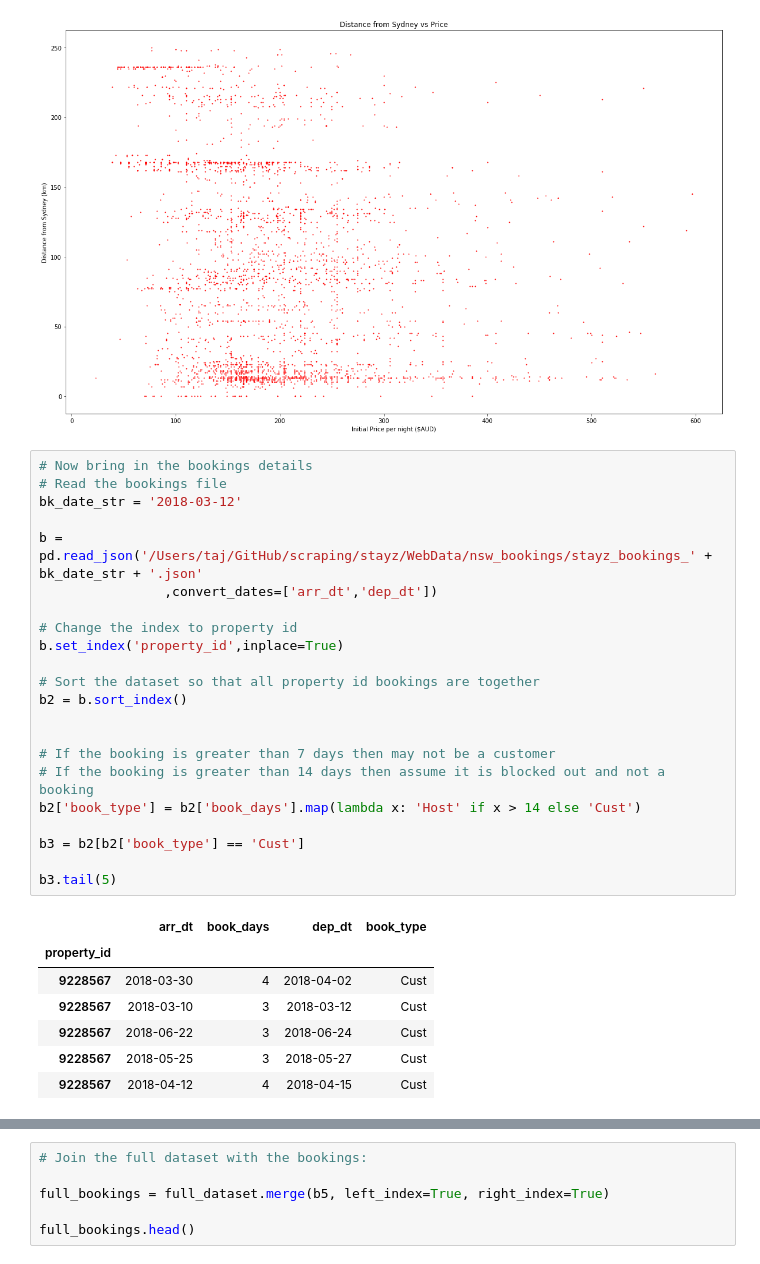
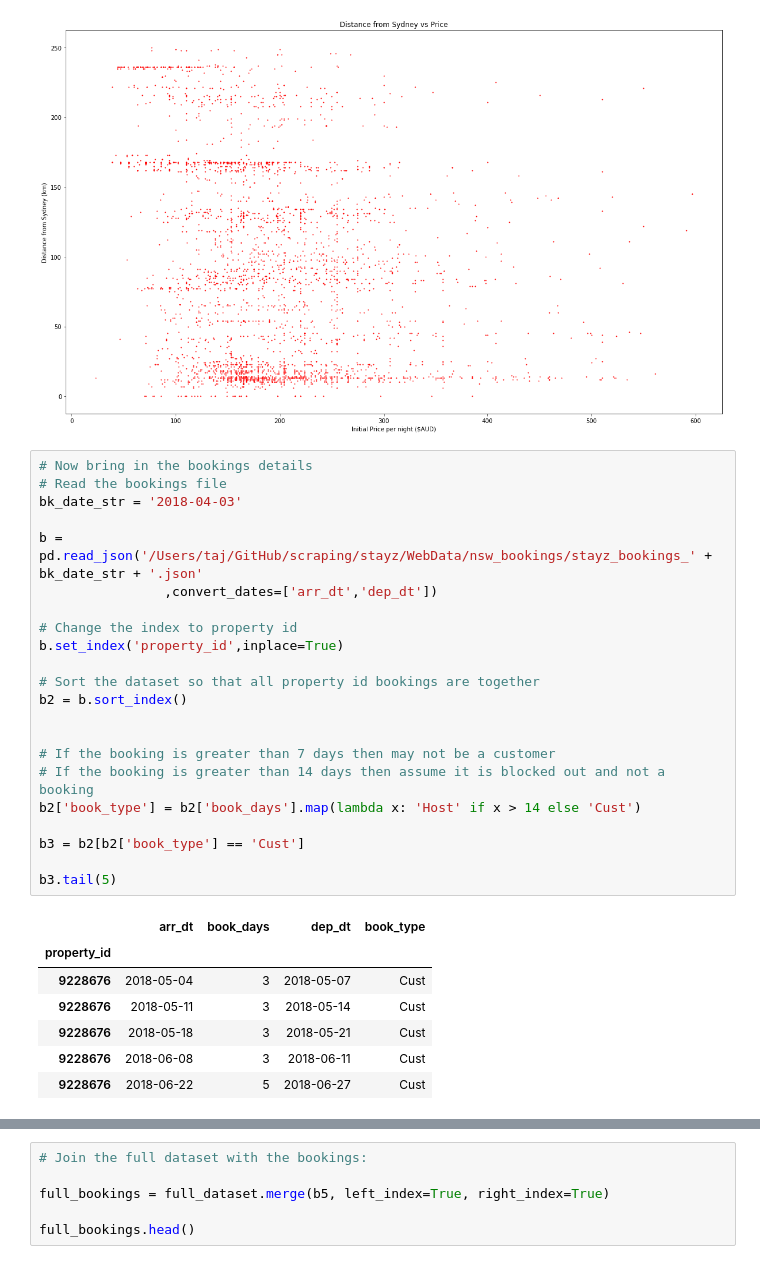
Before and after one commit to Mitoflyboy/scraping, a Jupyter notebook: stayz_analysis/Stayz_Analysis.ipynb, the cells around one changed output, grey strips where cells are left out. Drawn from its saved outputs; the diff is of its cells as text.

```diff
--- a/stayz_analysis/Stayz_Analysis.ipynb
+++ b/stayz_analysis/Stayz_Analysis.ipynb
@@ -240,30 +242,30 @@ plt.show()
 # %%
 # Now bring in the bookings details
 # Read the bookings file
-bk_date_str = '2018-03-12'
+bk_date_str = '2018-04-03'
 
 b = pd.read_json('/Users/taj/GitHub/scraping/stayz/WebData/nsw_bookings/stayz_bookings_' + bk_date_str + '.json'
                 ,convert_dates=['arr_dt','dep_dt'])
 
 # Change the index to property id
 b.set_index('property_id',inplace=True)
 
 # Sort the dataset so that all property id bookings are together
 b2 = b.sort_index()
 
 
 # If the booking is greater than 7 days then may not be a customer
 # If the booking is greater than 14 days then assume it is blocked out and not a booking
 b2['book_type'] = b2['book_days'].map(lambda x: 'Host' if x > 14 else 'Cust')
 
 b3 = b2[b2['book_type'] == 'Cust']
 
 b3.tail(5)
 # %% [output]
 |  | arr_dt | book_days | dep_dt | book_type |
 | property_id |  |  |  |  |
-| 9228567 | 2018-03-30 | 4 | 2018-04-02 | Cust |
-| 9228567 | 2018-03-10 | 3 | 2018-03-12 | Cust |
-| 9228567 | 2018-06-22 | 3 | 2018-06-24 | Cust |
-| 9228567 | 2018-05-25 | 3 | 2018-05-27 | Cust |
-| 9228567 | 2018-04-12 | 4 | 2018-04-15 | Cust |
+| 9228676 | 2018-05-04 | 3 | 2018-05-07 | Cust |
+| 9228676 | 2018-05-11 | 3 | 2018-05-14 | Cust |
+| 9228676 | 2018-05-18 | 3 | 2018-05-21 | Cust |
+| 9228676 | 2018-06-08 | 3 | 2018-06-11 | Cust |
+| 9228676 | 2018-06-22 | 5 | 2018-06-27 | Cust |
```
Also changed, not shown: parts of 4 cells of this notebook, 3 other files.
